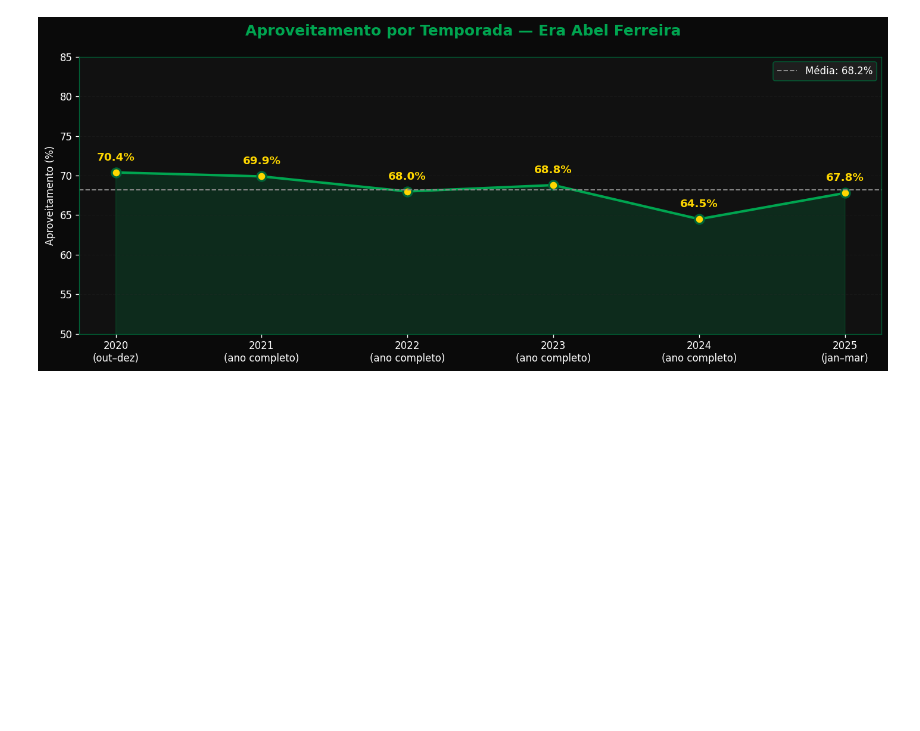
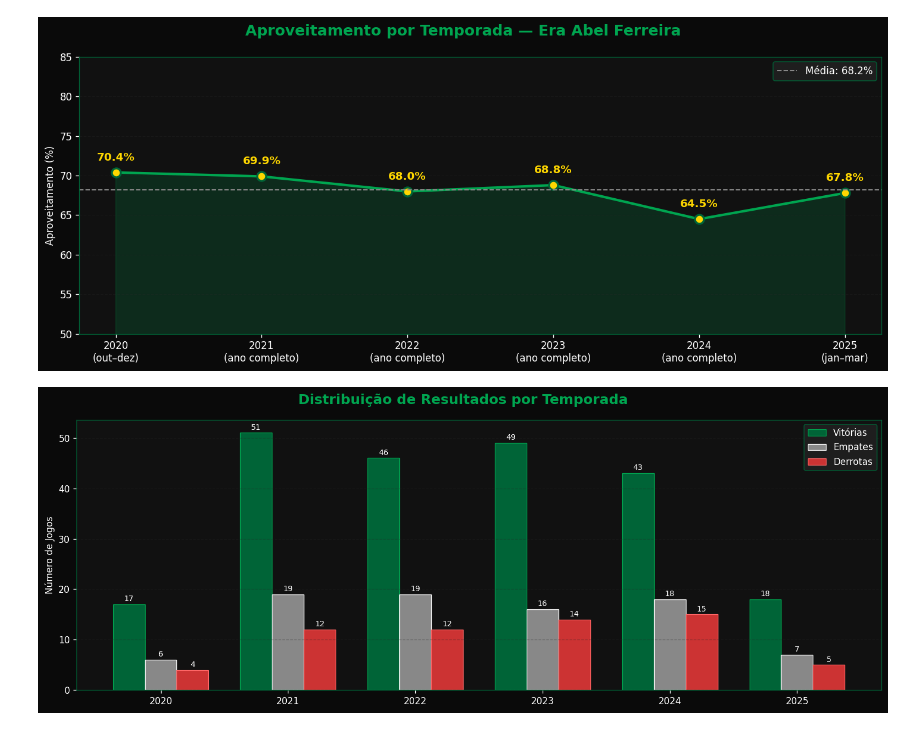
Before and after one commit to mjrd05/Projeto_Aproveitamento, a Jupyter notebook: Aproveitamento Abel.ipynb, the cells around one changed output. Drawn from its saved outputs; the diff is of its cells as text; code cells hidden in the pictures; blank space fills up the shorter version.

Commit message:
Update
3 novos gráficos / Estudo de plots

```diff
--- a/Aproveitamento Abel.ipynb
+++ b/Aproveitamento Abel.ipynb
@@ -165,3 +165,34 @@ plt.tight_layout()
 plt.show()
 # %% [output]
 [figure]
+# %%
+fig, ax = plt.subplots(figsize=(13, 5))
+fig.suptitle('Distribuição de Resultados por Temporada',
+             fontsize=15, fontweight='bold', color=VERDE_CLARO)
+
+anos = campanhas['Temporada'].astype(str)
+bar_w = 0.25
+x = np.arange(len(anos))
+
+b1 = ax.bar(x - bar_w, campanhas['Vitórias'], bar_w, label='Vitórias',
+            color=VERDE, edgecolor=VERDE_CLARO, linewidth=0.8)
+b2 = ax.bar(x,         campanhas['Empates'],  bar_w, label='Empates',
+            color='#888888', edgecolor=BRANCO, linewidth=0.8)
+b3 = ax.bar(x + bar_w, campanhas['Derrotas'], bar_w, label='Derrotas',
+            color='#cc3333', edgecolor='#ff6666', linewidth=0.8)
+
+for bars in [b1, b2, b3]:
+    for bar in bars:
+        h = bar.get_height()
+        ax.text(bar.get_x() + bar.get_width()/2, h + 0.3, str(int(h)),
+                ha='center', va='bottom', fontsize=8.5, color=BRANCO)
+
+ax.set_xticks(x)
+ax.set_xticklabels(anos)
+ax.set_ylabel('Número de Jogos')
+ax.grid(axis='y', alpha=0.3)
+ax.legend(facecolor='#222222', edgecolor=VERDE, labelcolor=BRANCO, loc='upper right')
+plt.tight_layout()
+plt.show()
+# %% [output]
+[figure, added]
```
Also changed, not shown: parts of 1 cell of this notebook.
